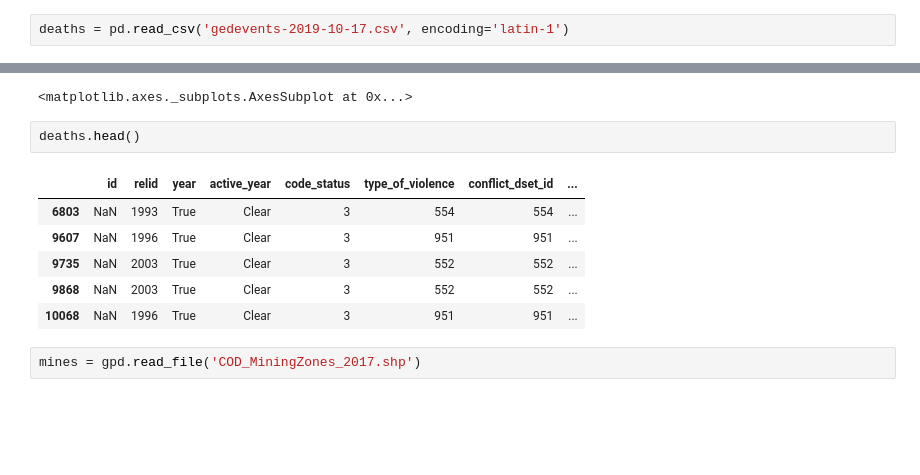
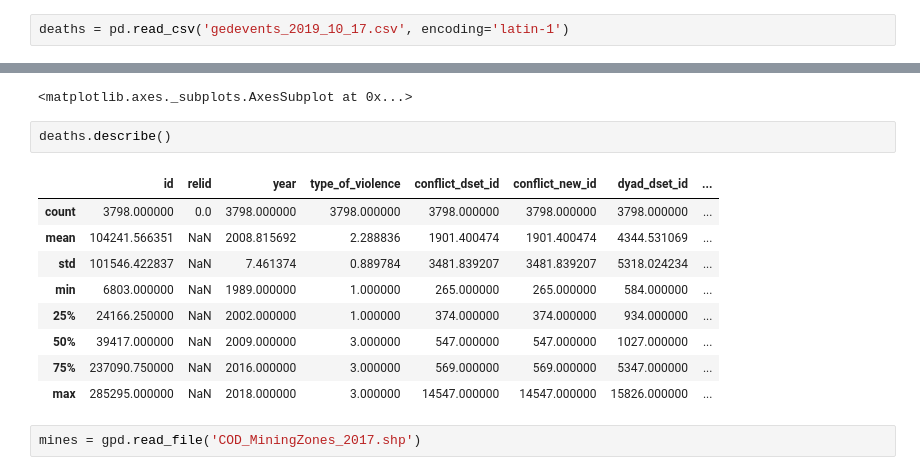
Before and after one commit to BearlyLiv/GIS-Project, a Jupyter notebook: GIS Project.ipynb, the cells around one changed output, grey strips where cells are left out. Drawn from its saved outputs; the diff is of its cells as text; blank space fills up the shorter version.

```diff
--- a/GIS Project.ipynb
+++ b/GIS Project.ipynb
@@ -38,5 +38,5 @@ os.listdir()
 # %%
-deaths = pd.read_csv('gedevents-2019-10-17.csv', encoding='latin-1')
+deaths = pd.read_csv('gedevents_2019_10_17.csv', encoding='latin-1')
 # %%
 congo = gpd.read_file('gadm36_COD_1.shp')
 # %%
@@ -46,14 +46,17 @@ congo.plot()
 [interactive output not drawn]
 <matplotlib.axes._subplots.AxesSubplot at 0x...>
 # %%
-deaths.head()
+deaths.describe()
 # %% [output]
-|  | id | relid | year | active_year | code_status | type_of_violence | conflict_dset_id | ... |
-| 6803 | NaN | 1993 | True | Clear | 3 | 554 | 554 | ... |
-| 9607 | NaN | 1996 | True | Clear | 3 | 951 | 951 | ... |
-| 9735 | NaN | 2003 | True | Clear | 3 | 552 | 552 | ... |
-| 9868 | NaN | 2003 | True | Clear | 3 | 552 | 552 | ... |
-| 10068 | NaN | 1996 | True | Clear | 3 | 951 | 951 | ... |
+|  | id | relid | year | type_of_violence | conflict_dset_id | conflict_new_id | dyad_dset_id | ... |
+| count | 3798.000000 | 0.0 | 3798.000000 | 3798.000000 | 3798.000000 | 3798.000000 | 3798.000000 | ... |
+| mean | 104241.566351 | NaN | 2008.815692 | 2.288836 | 1901.400474 | 1901.400474 | 4344.531069 | ... |
+| std | 101546.422837 | NaN | 7.461374 | 0.889784 | 3481.839207 | 3481.839207 | 5318.024234 | ... |
+| min | 6803.000000 | NaN | 1989.000000 | 1.000000 | 265.000000 | 265.000000 | 584.000000 | ... |
+| 25% | 24166.250000 | NaN | 2002.000000 | 1.000000 | 374.000000 | 374.000000 | 934.000000 | ... |
+| 50% | 39417.000000 | NaN | 2009.000000 | 3.000000 | 547.000000 | 547.000000 | 1027.000000 | ... |
+| 75% | 237090.750000 | NaN | 2016.000000 | 3.000000 | 569.000000 | 569.000000 | 5347.000000 | ... |
+| max | 285295.000000 | NaN | 2018.000000 | 3.000000 | 14547.000000 | 14547.000000 | 15826.000000 | ... |
 # %%
 mines = gpd.read_file('COD_MiningZones_2017.shp')
 # %%
```
Also changed, not shown: parts of 19 cells of this notebook, 3 other files.
